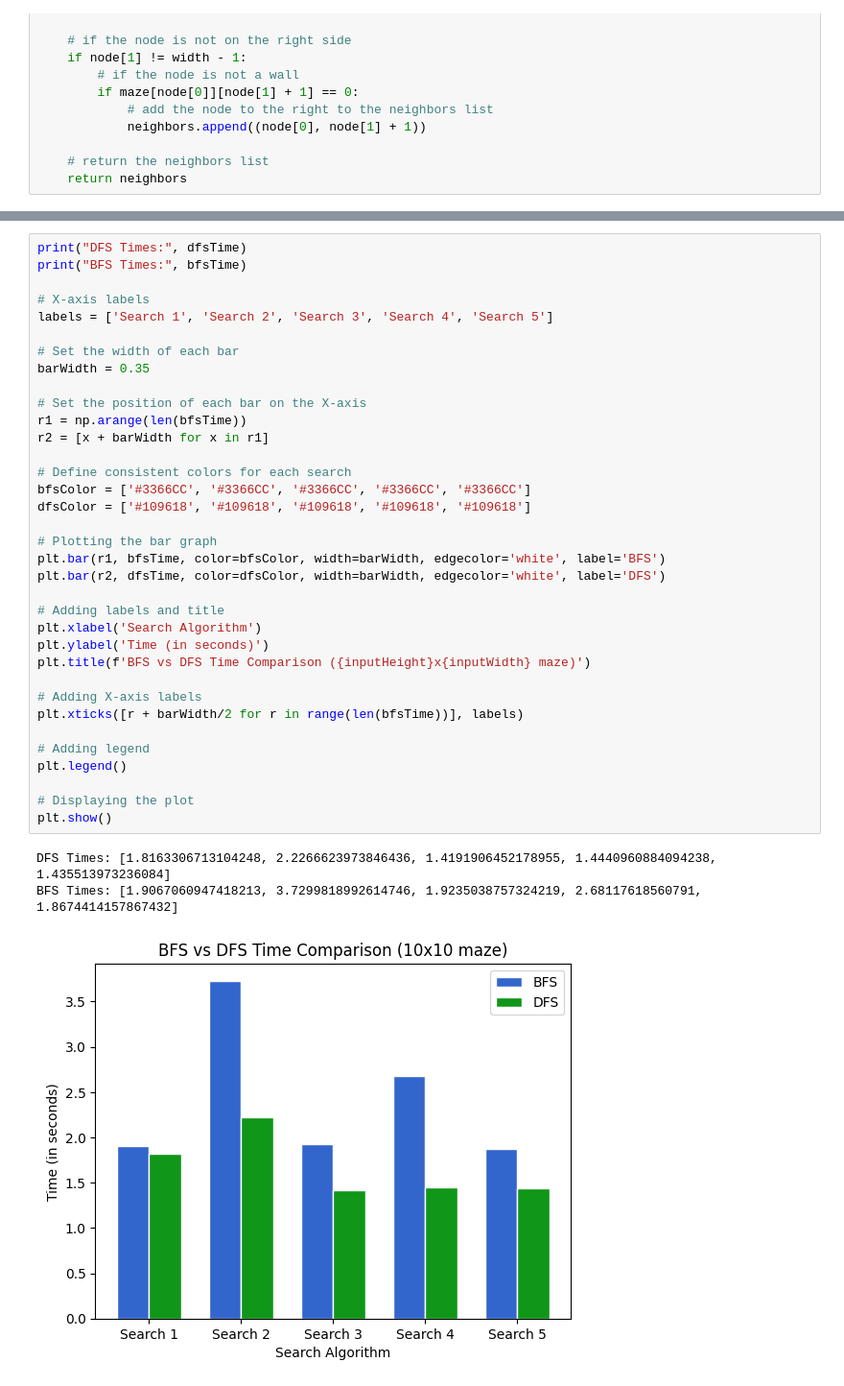
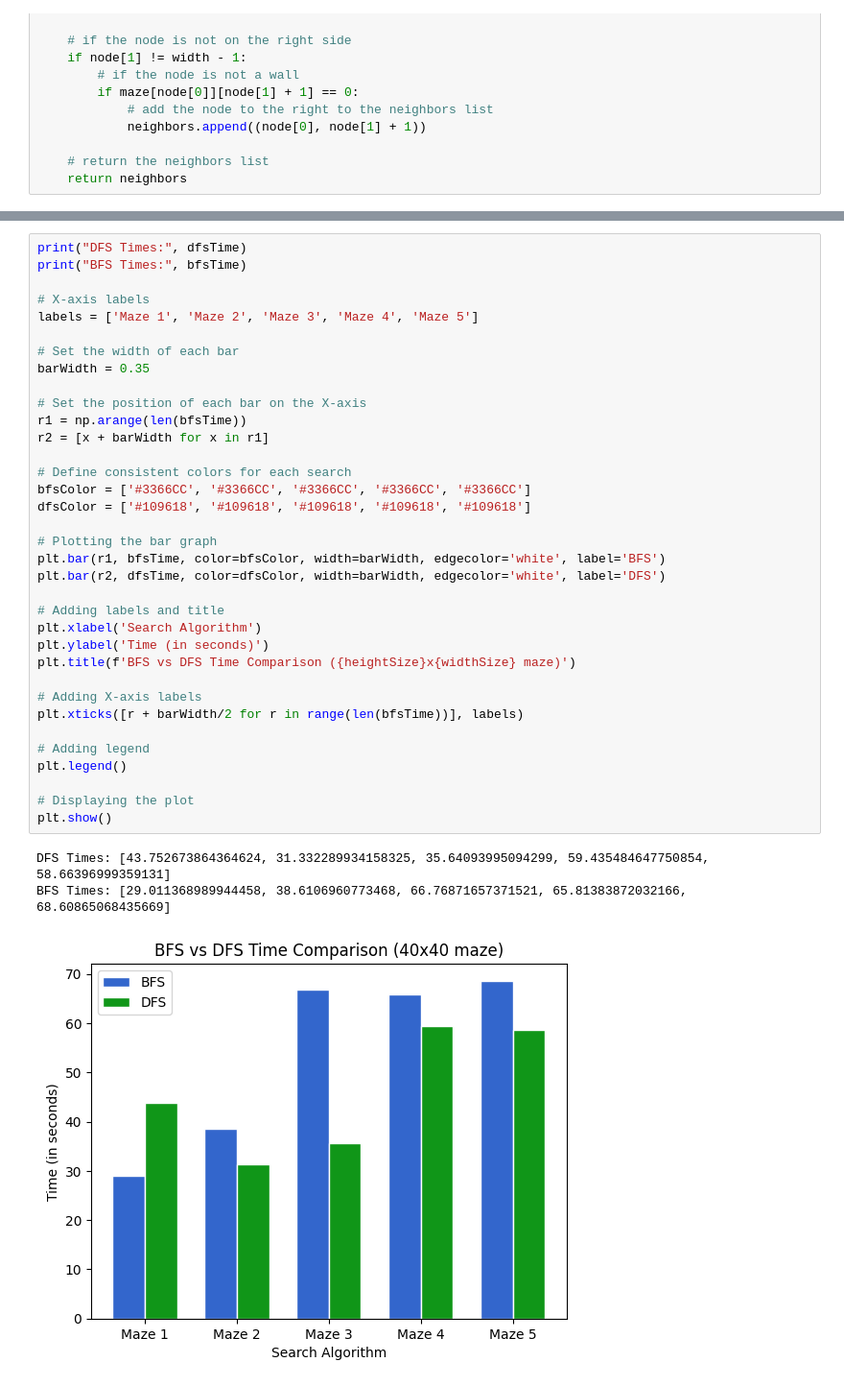
Before and after one commit to jordanhilado/cecs451-final-group5, a Jupyter notebook: general.ipynb, the cells around one changed output, grey strips where cells are left out. Shown at 96% size. Cells and saved outputs as stored; diff of their text form.

Commit message:
add more plotting and fix run cell

```diff
--- a/general.ipynb
+++ b/general.ipynb
@@ -411,37 +419,37 @@ print("DFS Times:", dfsTime)
 print("BFS Times:", bfsTime)
 
 # X-axis labels
-labels = ['Search 1', 'Search 2', 'Search 3', 'Search 4', 'Search 5']
+labels = ['Maze 1', 'Maze 2', 'Maze 3', 'Maze 4', 'Maze 5']
 
 # Set the width of each bar
 barWidth = 0.35
 
 # Set the position of each bar on the X-axis
 r1 = np.arange(len(bfsTime))
 r2 = [x + barWidth for x in r1]
 
 # Define consistent colors for each search
 bfsColor = ['#3366CC', '#3366CC', '#3366CC', '#3366CC', '#3366CC']
 dfsColor = ['#109618', '#109618', '#109618', '#109618', '#109618']
 
 # Plotting the bar graph
 plt.bar(r1, bfsTime, color=bfsColor, width=barWidth, edgecolor='white', label='BFS')
 plt.bar(r2, dfsTime, color=dfsColor, width=barWidth, edgecolor='white', label='DFS')
 
 # Adding labels and title
 plt.xlabel('Search Algorithm')
 plt.ylabel('Time (in seconds)')
-plt.title(f'BFS vs DFS Time Comparison ({inputHeight}x{inputWidth} maze)')
+plt.title(f'BFS vs DFS Time Comparison ({heightSize}x{widthSize} maze)')
 
 # Adding X-axis labels
 plt.xticks([r + barWidth/2 for r in range(len(bfsTime))], labels)
 
 # Adding legend
 plt.legend()
 
 # Displaying the plot
 plt.show()
 # %% [output]
-DFS Times: [1.8163306713104248, 2.2266623973846436, 1.4191906452178955, 1.4440960884094238, 1.435513973236084]
-BFS Times: [1.9067060947418213, 3.7299818992614746, 1.9235038757324219, 2.68117618560791, 1.8674414157867432]
+DFS Times: [43.752673864364624, 31.332289934158325, 35.64093995094299, 59.435484647750854, 58.66396999359131]
+BFS Times: [29.011368989944458, 38.6106960773468, 66.76871657371521, 65.81383872032166, 68.60865068435669]
-[figure, old version]
+[figure, new version]
```
Also changed, not shown: parts of 8 cells of this notebook.
